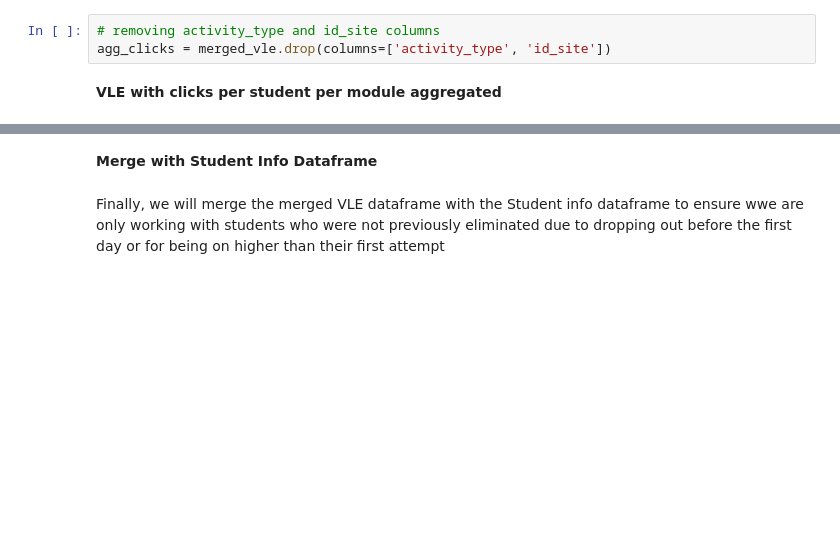
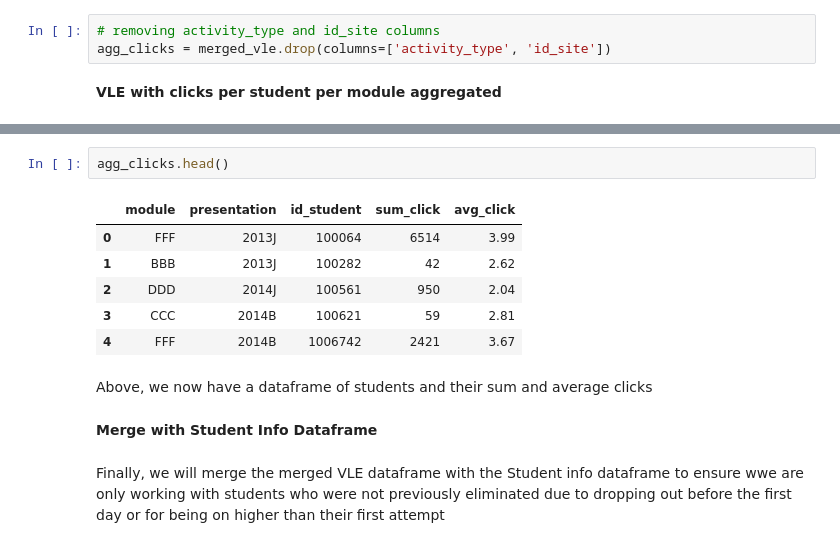
Before and after one commit to freyjagarner/Student-Data-Analysis, a Jupyter notebook: Capstone/VLE.ipynb, the cells around one changed output, grey strips where cells are left out. Cells and saved outputs as stored; diff of their text form; blank space fills up the shorter version.

```diff
--- a/Capstone/VLE.ipynb
+++ b/Capstone/VLE.ipynb
@@ -431,3 +454,14 @@ agg_clicks
+# %%
+agg_clicks.head()
+# %% [output]
+|  | module | presentation | id_student | sum_click | avg_click |
+| 0 | FFF | 2013J | 100064 | 6514 | 3.99 |
+| 1 | BBB | 2013J | 100282 | 42 | 2.62 |
+| 2 | DDD | 2014J | 100561 | 950 | 2.04 |
+| 3 | CCC | 2014B | 100621 | 59 | 2.81 |
+| 4 | FFF | 2014B | 1006742 | 2421 | 3.67 |
+# %% [markdown]
+Above, we now have a dataframe of students and their sum and average clicks
 # %% [markdown]
 **Merge with Student Info Dataframe**
 # %% [markdown]
```
Also changed, not shown: parts of 37 cells of this notebook.
